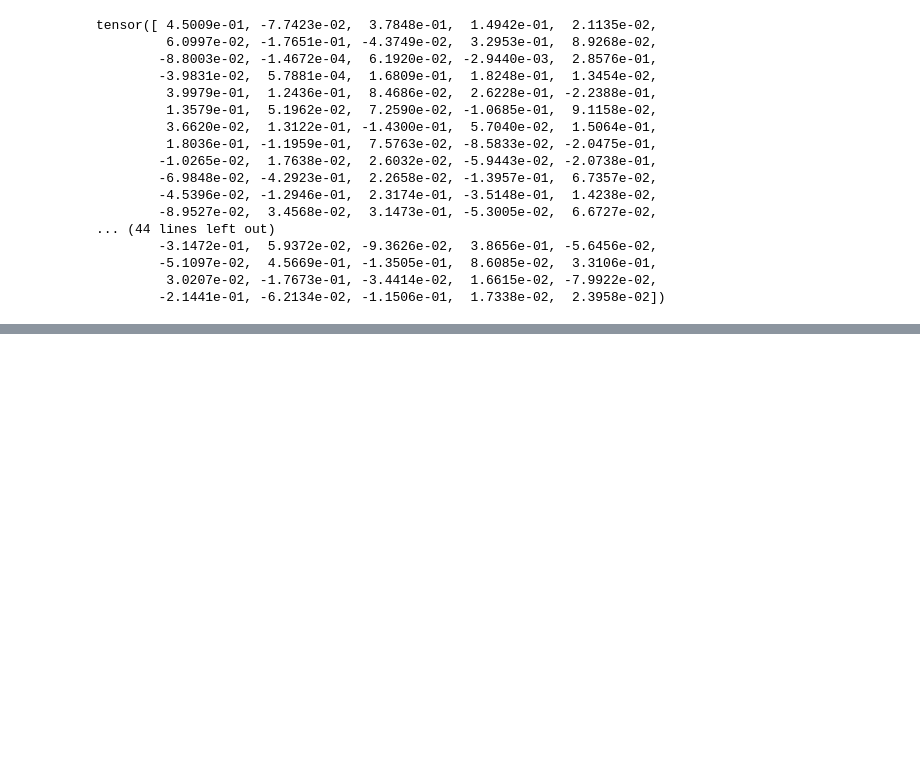
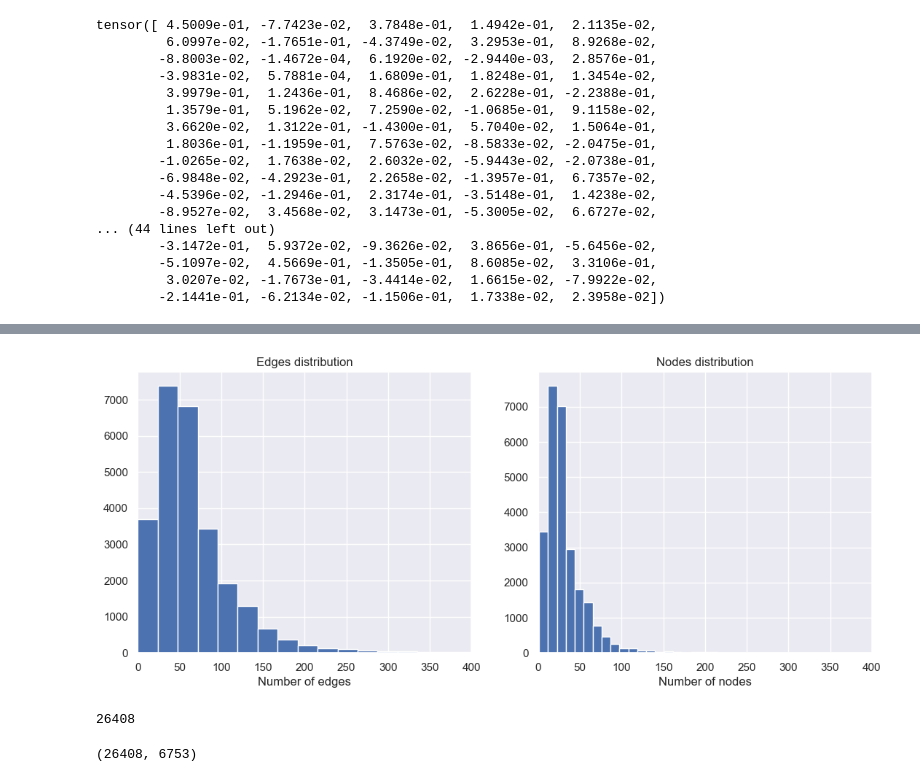
Before and after one commit to Ramlaoui/altegrad-molecule-retrieval, a Jupyter notebook: notebooks/graph_viz.ipynb, the cells around one changed output, grey strips where cells are left out. Drawn from its saved outputs; the diff is of its cells as text; code cells hidden in the pictures; blank space fills up the shorter version.

```diff
--- a/notebooks/graph_viz.ipynb
+++ b/notebooks/graph_viz.ipynb
@@ -240,0 +254,13 @@ print(trainer.tokenizer.decode(x["input_ids"][0]))
+# %%
+from tqdm import tqdm
+
+n_edges = []
+n_nodes = []
+
+for i, graph in tqdm(enumerate(train_dataset)):
+    try:
+        n_edges.append(graph["edge_index"].shape[1])
+        n_nodes.append(graph["x"].shape[0])
+    except:
+        n_edges.append(0)
+        n_nodes.append(graph["x"].shape[0])
@@ -240,0 +281,20 @@ print(trainer.tokenizer.decode(x["input_ids"][0]))
+# %%
+import seaborn as sns
+sns.set_theme()
+
+fig, ax = plt.subplots(1, 2, figsize=(13, 5))
+ax[0].hist(n_edges, bins=50)
+ax[0].set_title("Edges distribution")
+ax[1].hist(n_nodes, bins=50)
+ax[1].set_title("Nodes distribution")
+ax[0].set_xlabel("Number of edges")
+ax[1].set_xlabel("Number of nodes")
+ax[0].set_xlim(0, 400)
+ax[1].set_xlim(0, 400)
+plt.show()
+# %% [output]
+[figure, added]
+# %%
+len(train_dataset.description[1])
+# %% [output]
+26408
@@ -240,0 +315,16 @@ print(trainer.tokenizer.decode(x["input_ids"][0]))
+# %%
+tfidf = TfidfVectorizer(min_df=5, max_df=0.95, max_features=8000)
+X = tfidf.fit_transform(texts)
+X = X.toarray()
+X = StandardScaler().fit_transform(X)
+
+pca = PCA(n_components=2)
+X_pca = pca.fit_transform(X)
+
+tsne = TSNE(n_components=2, random_state=42)
+X_tsne = tsne.fit_transform(X)
+
+features_names = tfidf.get_feature_names_out()
+X.shape
+# %% [output]
+(26408, 6753)
```
Also changed, not shown: parts of 11 cells of this notebook, 2 other files.
